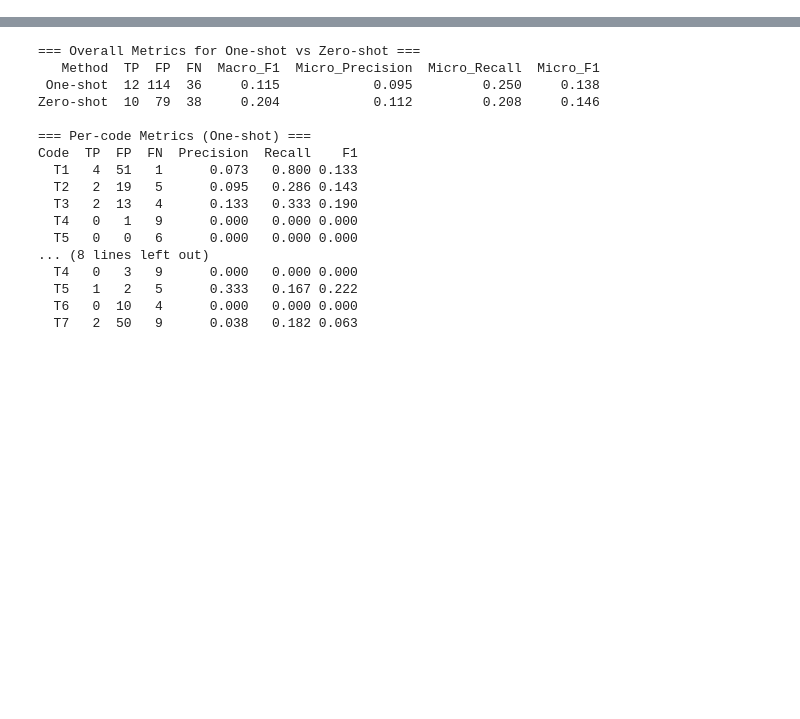
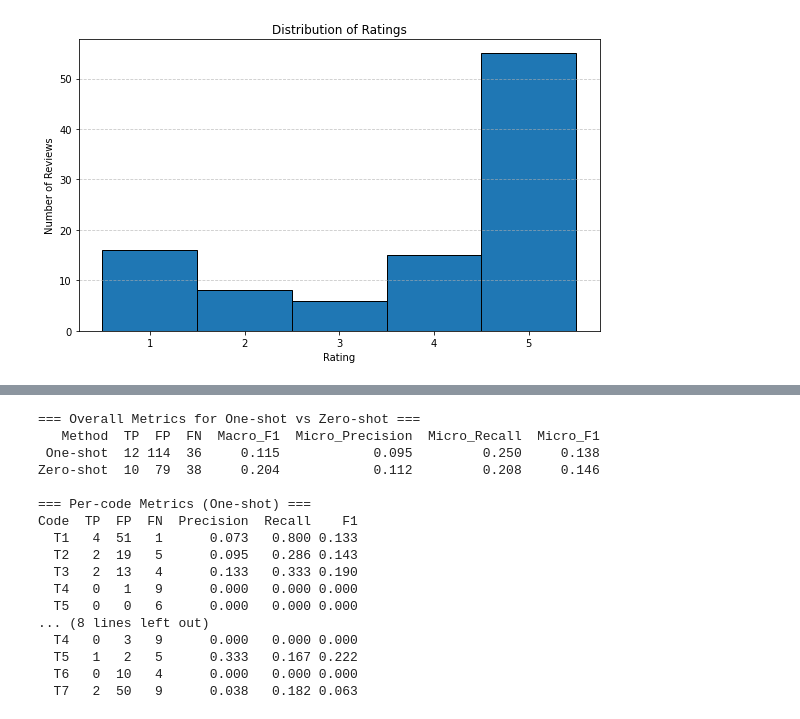
Before and after one commit to DanielStuiver/thesis, a Jupyter notebook: analysis.ipynb, the cells around one changed output, grey strips where cells are left out. Cells and saved outputs as stored; diff of their text form; code cells hidden in the pictures; blank space fills up the shorter version.

```diff
--- a/analysis.ipynb
+++ b/analysis.ipynb
@@ -1,18 +4,22 @@
 # %%
 # imports
+import os
 import json
+import numpy as np
 import pandas as pd
-import os
 import matplotlib.pyplot as plt
-import numpy as np
+from datetime import datetime
+from collections import Counter
 from sklearn.metrics import precision_recall_fscore_support
-from collections import Counter
 
 # paths
+input_file = '/Users/daniel/Desktop/Scriptie/Home_and_Kitchen.jsonl'
+output_file = '/Users/daniel/Desktop/Scriptie/long_reviews_sample.jsonl'
+
 manual_path = '/Users/daniel/Desktop/Scriptie/data/reviews_annotated.json'
 zero_shot_path = '/Users/daniel/Desktop/Scriptie/data/o4-mini_zeroshot.json'
+one_shot_path = '/Users/daniel/Desktop/Scriptie/data/o4-mini_oneshot.json'
 
-one_shot_path = '/Users/daniel/Desktop/Scriptie/data/o4-mini_oneshot.json'
 GPT_o3_path = '/Users/daniel/Desktop/Scriptie/data/GPT-o3.json'
 GPT_4o_path = '/Users/daniel/Desktop/Scriptie/data/GPT-4o.json'
 GPT_o4_mini_path = '/Users/daniel/Desktop/Scriptie/data/GPT-o4-mini.json'
@@ -20,0 +83,21 @@ claude_path = '/Users/daniel/Desktop/Scriptie/data/claude-sonnet4.json'
+# %%
+ratings = []
+file = '/Users/daniel/Desktop/Scriptie/data/long_reviews_sample.jsonl'
+with open(file, 'r') as fp:
+    for i, line in enumerate(fp):
+        review = json.loads(line.strip())
+        rating = review.get('rating')
+        if rating is not None:
+            ratings.append(rating)
+
+plt.figure(figsize=(8, 5))
+plt.hist(ratings, bins=[0.5, 1.5, 2.5, 3.5, 4.5, 5.5], edgecolor='black', align='mid')
+plt.xticks([1, 2, 3, 4, 5])
+plt.xlabel('Rating')
+plt.ylabel('Number of Reviews')
+plt.title('Distribution of Ratings')
+plt.grid(axis='y', linestyle='--', alpha=0.7)
+plt.tight_layout()
+plt.show()
+# %% [output]
+[figure, added]
```
Also changed, not shown: parts of 15 cells of this notebook.
